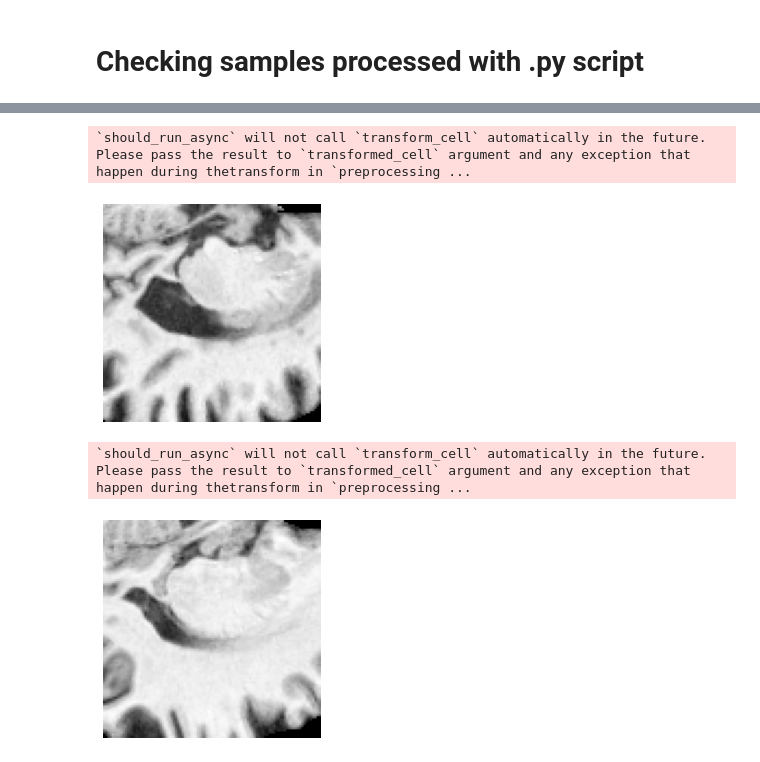
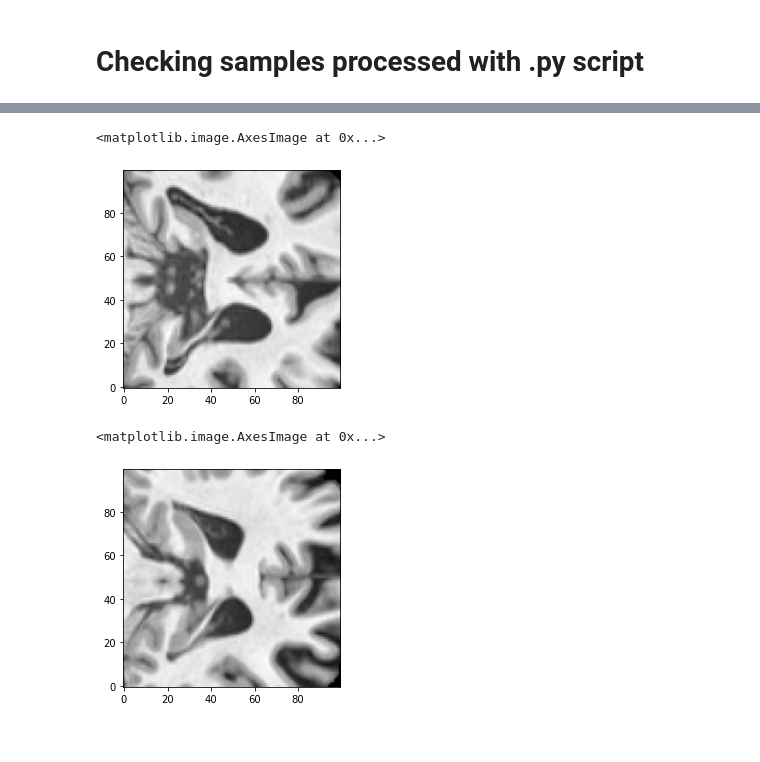
Before and after one commit to lucasthim/mmml-alzheimer-diagnosis, a Jupyter notebook: notebooks/10_MRI_Data_Augmentation_tests.ipynb, the cells around one changed output, grey strips where cells are left out. Saved outputs shown, nothing was run; the diff lists cells and outputs as text; code cells hidden in the pictures.

Commit message:
Fixing bugs in data augmentation

```diff
--- a/notebooks/10_MRI_Data_Augmentation_tests.ipynb
+++ b/notebooks/10_MRI_Data_Augmentation_tests.ipynb
@@ -169,14 +168,15 @@ plt.show()
 # %%
-new_input_path = '/home/lucasthim1/mmml-alzheimer-diagnosis/data/processed/final_mri_20210327/ADNI_128_S_4774_MR_MT1__GradWarp__N3m_Br_20120626164122339_S154904_I312864_coronal_29.npz'
-sample2 = ants.from_numpy(load_mri(new_input_path,as_ants=False))
-sample2.plot()
+new_input_path = '/home/lucasthim1/mmml-alzheimer-diagnosis/data/processed/final_mri_20210327/ADNI_002_S_0295_MR_MT1__N3m_Br_20110623105302806_S110476_I241350_coronal_28.npz'
+sample2 = load_mri(new_input_path,as_ants=False)
+# sample2.plot()
+plt.imshow(sample2,cmap="gray", origin="lower")
 # %% [output]
-`should_run_async` will not call `transform_cell` automatically in the future. Please pass the result to `transformed_cell` argument and any exception that happen during thetransform in `preprocessing ...
+<matplotlib.image.AxesImage at 0x...>
-[figure, old version]
+[figure, new version]
 # %%
-new_input_path = '/home/lucasthim1/mmml-alzheimer-diagnosis/data/processed/final_mri_20210327/ADNI_073_S_5023_MR_MT1__GradWarp__N3m_Br_20140422183217105_S203499_I421245_coronal_27.npz'
-sample2 = ants.from_numpy(load_mri(new_input_path,as_ants=False))
-sample2.plot()
+new_input_path = '/home/lucasthim1/mmml-alzheimer-diagnosis/data/processed/final_mri_20210327/ADNI_002_S_4447_MR_MT1__N3m_Br_20120125130711463_S137139_I280562_coronal_31.npz'
+sample2 = load_mri(new_input_path,as_ants=False)
+plt.imshow(sample2,cmap="gray", origin="lower")
 # %% [output]
-`should_run_async` will not call `transform_cell` automatically in the future. Please pass the result to `transformed_cell` argument and any exception that happen during thetransform in `preprocessing ...
+<matplotlib.image.AxesImage at 0x...>
-[figure, old version]
+[figure, new version]
```
Also changed, not shown: parts of 26 cells of this notebook, 8 other files.
